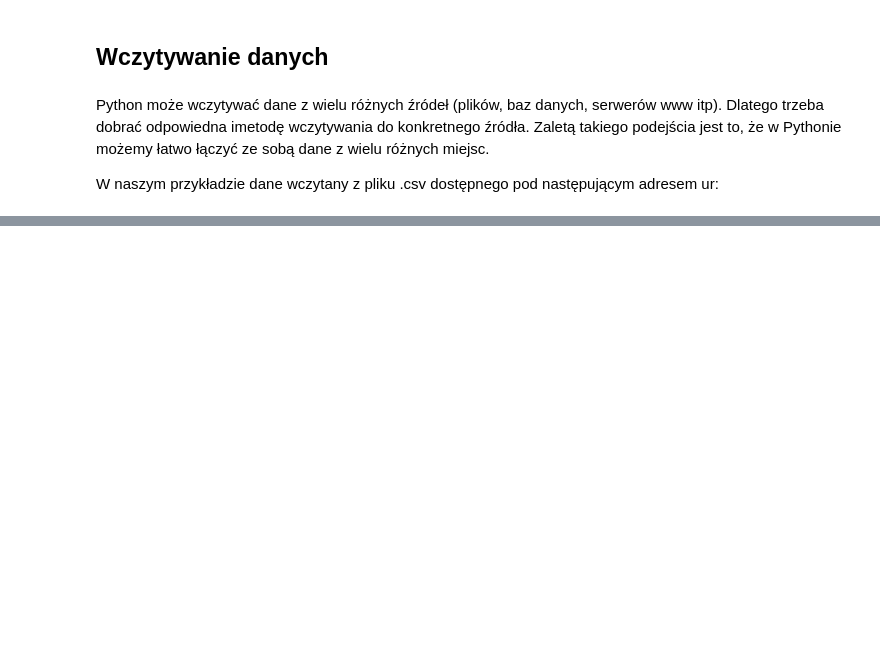
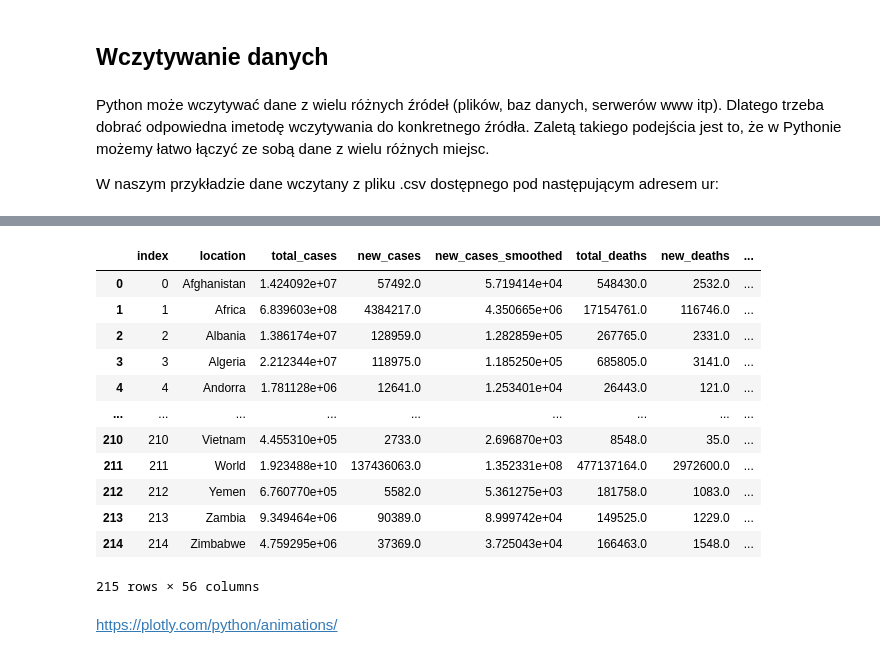
Before and after one commit to kali11/covid19, a Jupyter notebook: covid.ipynb, the cells around one changed output, grey strips where cells are left out. Drawn from its saved outputs; the diff is of its cells as text; code cells hidden in the pictures; blank space fills up the shorter version.

```diff
--- a/covid.ipynb
+++ b/covid.ipynb
@@ -61,0 +140,20 @@ memory usage: 36.7+ MB
+# %%
+df_grouped = data.groupby(['location'], as_index=False).sum()
+# %%
+df_grouped.reset_index(level=0, inplace=True)
+# %%
+df_grouped
+# %% [output]
+|  | index | location | total_cases | new_cases | new_cases_smoothed | total_deaths | new_deaths | ... |
+| 0 | 0 | Afghanistan | 1.424092e+07 | 57492.0 | 5.719414e+04 | 548430.0 | 2532.0 | ... |
+| 1 | 1 | Africa | 6.839603e+08 | 4384217.0 | 4.350665e+06 | 17154761.0 | 116746.0 | ... |
+| 2 | 2 | Albania | 1.386174e+07 | 128959.0 | 1.282859e+05 | 267765.0 | 2331.0 | ... |
+| 3 | 3 | Algeria | 2.212344e+07 | 118975.0 | 1.185250e+05 | 685805.0 | 3141.0 | ... |
+| 4 | 4 | Andorra | 1.781128e+06 | 12641.0 | 1.253401e+04 | 26443.0 | 121.0 | ... |
+| ... | ... | ... | ... | ... | ... | ... | ... | ... |
+| 210 | 210 | Vietnam | 4.455310e+05 | 2733.0 | 2.696870e+03 | 8548.0 | 35.0 | ... |
+| 211 | 211 | World | 1.923488e+10 | 137436063.0 | 1.352331e+08 | 477137164.0 | 2972600.0 | ... |
+| 212 | 212 | Yemen | 6.760770e+05 | 5582.0 | 5.361275e+03 | 181758.0 | 1083.0 | ... |
+| 213 | 213 | Zambia | 9.349464e+06 | 90389.0 | 8.999742e+04 | 149525.0 | 1229.0 | ... |
+| 214 | 214 | Zimbabwe | 4.759295e+06 | 37369.0 | 3.725043e+04 | 166463.0 | 1548.0 | ... |
+215 rows × 56 columns
@@ -61,0 +168,2 @@ memory usage: 36.7+ MB
+# %% [markdown]
+https://plotly.com/python/animations/
```
Also changed, not shown: parts of 20 cells of this notebook.
